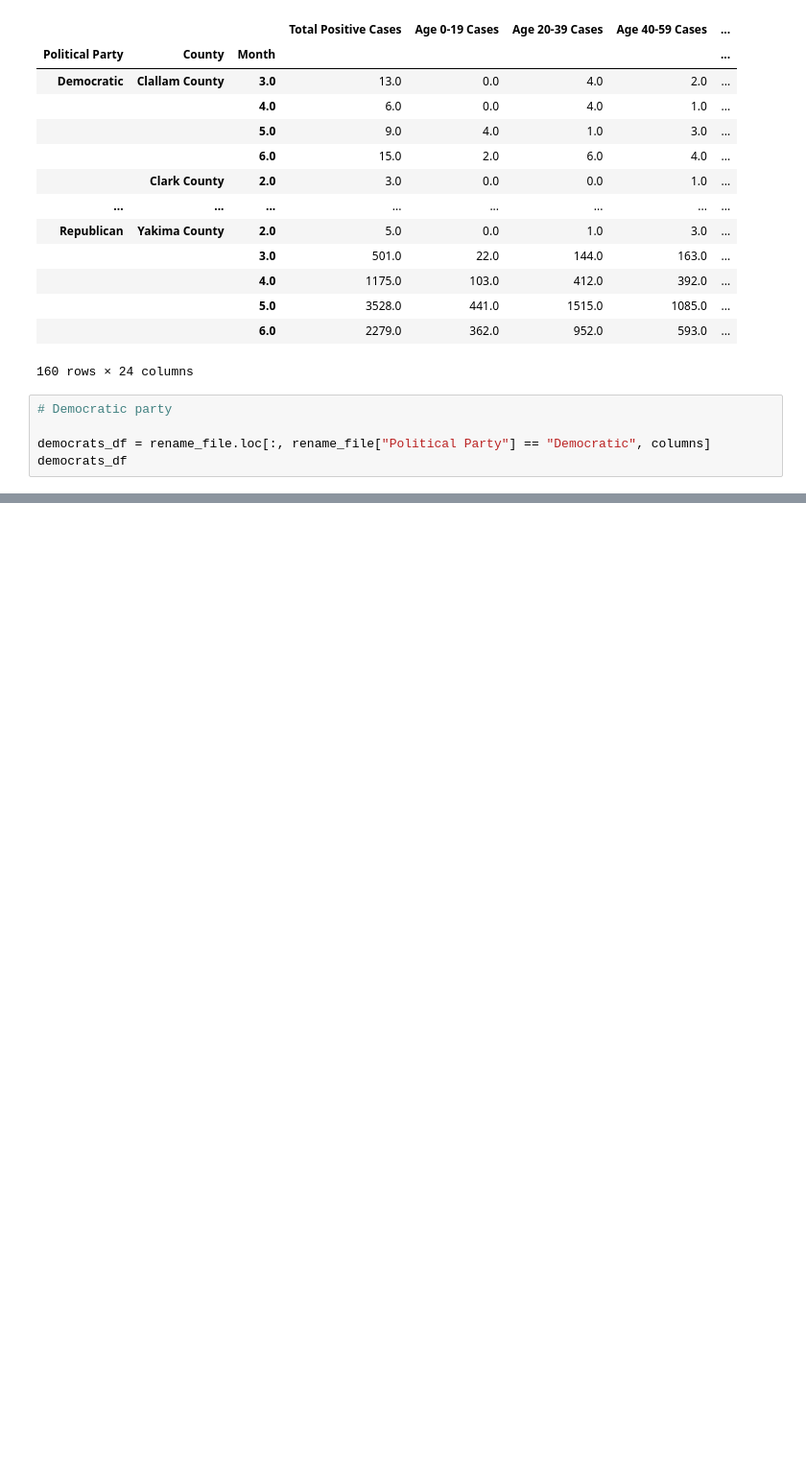
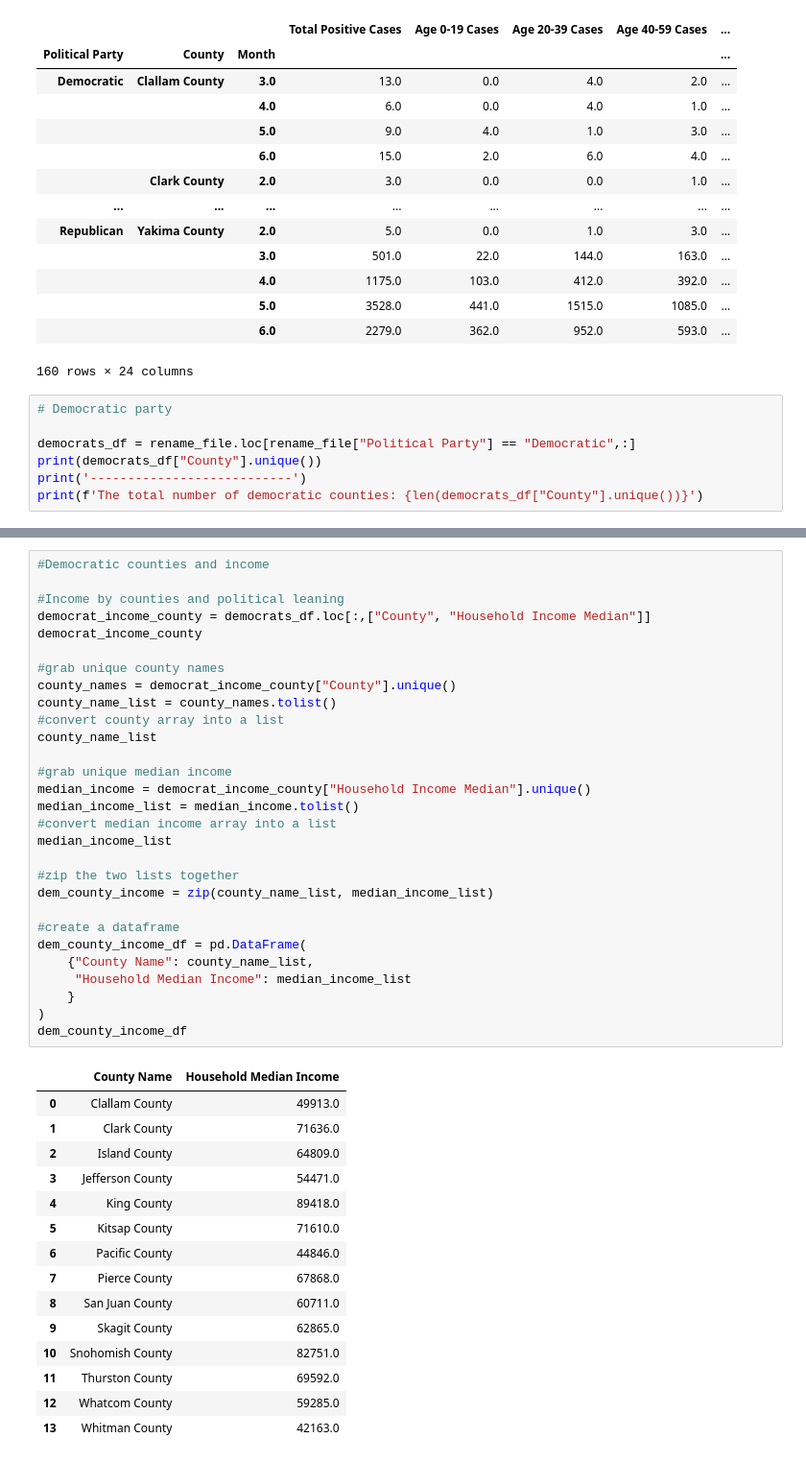
Before and after one commit to mocchicone/Covid-19-Outcomes-in-Washington-State, a Jupyter notebook: Nghia Analysis.ipynb, the cells around one changed output, grey strips where cells are left out. Shown: that part at 96% size. Saved outputs shown, nothing was run; the diff lists cells and outputs as text; blank space fills up the shorter version.

```diff
--- a/Nghia Analysis.ipynb
+++ b/Nghia Analysis.ipynb
@@ -130,6 +128,8 @@ political_groups.sum()
 # %%
 # Democratic party
 
-democrats_df = rename_file.loc[:, rename_file["Political Party"] == "Democratic", columns]
-democrats_df
+democrats_df = rename_file.loc[rename_file["Political Party"] == "Democratic",:]
+print(democrats_df["County"].unique())
+print('---------------------------')
+print(f'The total number of democratic counties: {len(democrats_df["County"].unique())}')
 # %% [output]
@@ -138,0 +176,45 @@ plt.plot(x_axis, sin, linewidth=0, marker="o", color="blue")
+# %%
+#Democratic counties and income
+
+#Income by counties and political leaning
+democrat_income_county = democrats_df.loc[:,["County", "Household Income Median"]]
+democrat_income_county
+
+#grab unique county names
+county_names = democrat_income_county["County"].unique()
+county_name_list = county_names.tolist()
+#convert county array into a list
+county_name_list
+
+#grab unique median income
+median_income = democrat_income_county["Household Income Median"].unique()
+median_income_list = median_income.tolist()
+#convert median income array into a list
+median_income_list
+
+#zip the two lists together
+dem_county_income = zip(county_name_list, median_income_list)
+
+#create a dataframe
+dem_county_income_df = pd.DataFrame(
+    {"County Name": county_name_list,
+     "Household Median Income": median_income_list
+    }
+)
+dem_county_income_df
+# %% [output]
+|  | County Name | Household Median Income |
+| 0 | Clallam County | 49913.0 |
+| 1 | Clark County | 71636.0 |
+| 2 | Island County | 64809.0 |
+| 3 | Jefferson County | 54471.0 |
+| 4 | King County | 89418.0 |
+| 5 | Kitsap County | 71610.0 |
+| 6 | Pacific County | 44846.0 |
+| 7 | Pierce County | 67868.0 |
+| 8 | San Juan County | 60711.0 |
+| 9 | Skagit County | 62865.0 |
+| 10 | Snohomish County | 82751.0 |
+| 11 | Thurston County | 69592.0 |
+| 12 | Whatcom County | 59285.0 |
+| 13 | Whitman County | 42163.0 |
```
Also changed, not shown: parts of 8 cells of this notebook.
